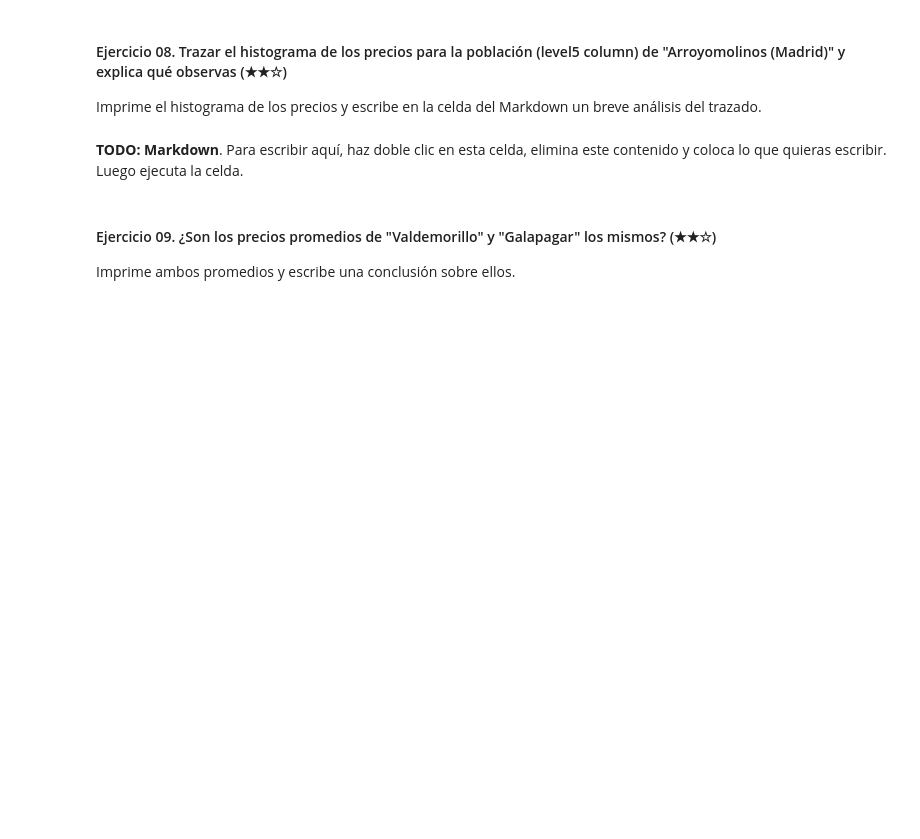
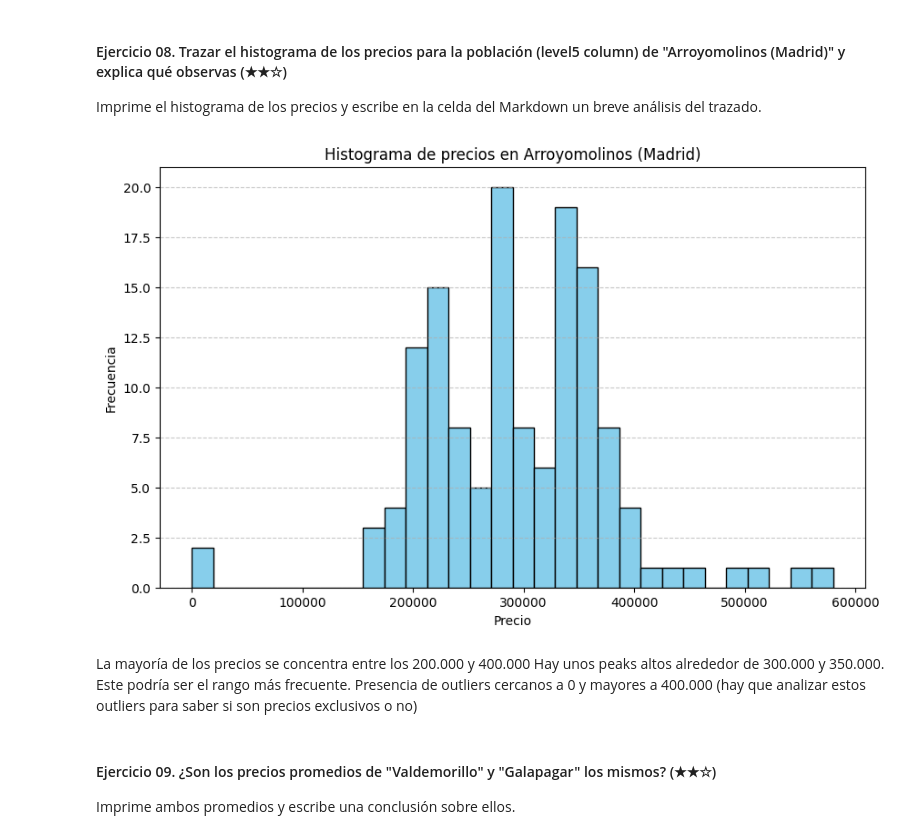
Before and after one commit to bartowen/realestate-datacleanup-exercise, a Jupyter notebook: project.es.ipynb, the cells around one changed output. Saved outputs shown, nothing was run; the diff lists cells and outputs as text; code cells hidden in the pictures; blank space fills up the shorter version.

```diff
--- a/project.es.ipynb
+++ b/project.es.ipynb
@@ -257,8 +257,28 @@ La media de precios en Arroyomolinos (Madrid) es: 294541.59854014596 USD
 Imprime el histograma de los precios y escribe en la celda del Markdown un breve análisis del trazado.
 # %%
 # TODO: Code
+
+import matplotlib.pyplot as plt
+
+
+# Filtrar los datos para la población "Arroyomolinos (Madrid)"
+arroyomolinos = df[df['level5'] == 'Arroyomolinos (Madrid)']
+
+# Crear el histograma de precios
+plt.figure(figsize=(10, 6))
+plt.hist(arroyomolinos['price'], bins=30, color='skyblue', edgecolor='black')
+
+plt.title('Histograma de precios en Arroyomolinos (Madrid)')
+plt.xlabel('Precio')
+plt.ylabel('Frecuencia')
+plt.grid(axis='y', linestyle='--', alpha=0.7)
+plt.show()
+# %% [output]
+[figure, added]
 # %% [markdown]
-**TODO: Markdown**. Para escribir aquí, haz doble clic en esta celda, elimina este contenido y coloca lo que quieras escribir. Luego ejecuta la celda.
+La mayoría de los precios se concentra entre los 200.000 y 400.000
+Hay unos peaks altos alrededor de 300.000 y 350.000. Este podría ser el rango más frecuente.
+Presencia de outliers cercanos a 0 y mayores a 400.000 (hay que analizar estos outliers para saber si son precios exclusivos o no)
 # %% [markdown]
 #### Ejercicio 09. ¿Son los precios promedios de "Valdemorillo" y "Galapagar" los mismos? (★★☆)
 
```
Also changed, not shown: parts of 1 cell of this notebook.
